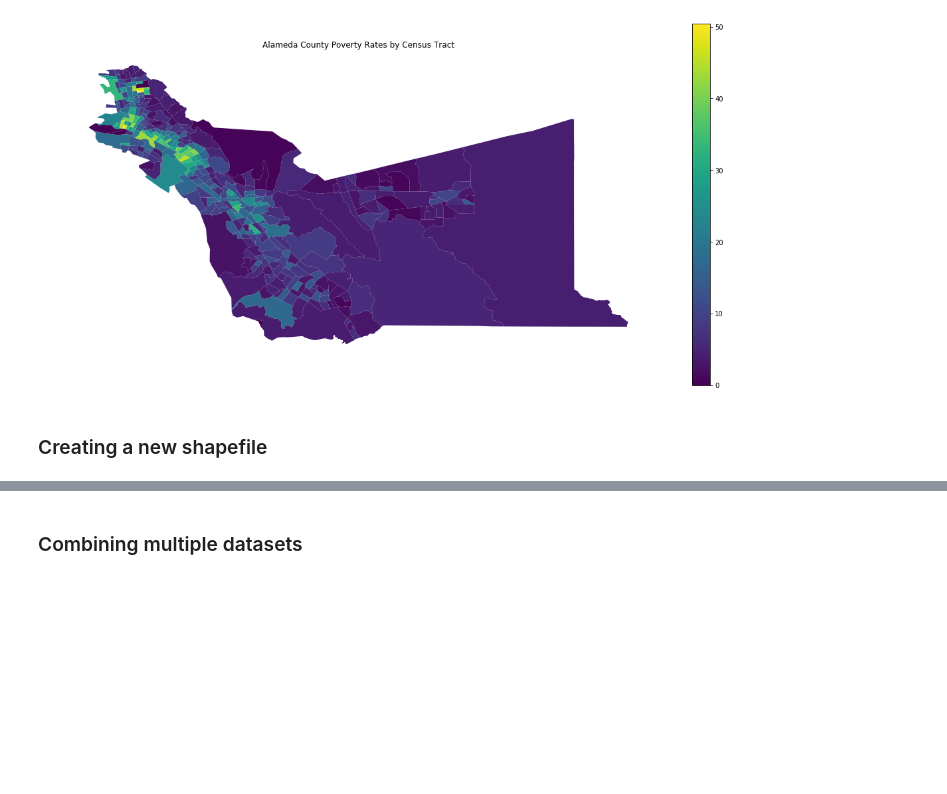
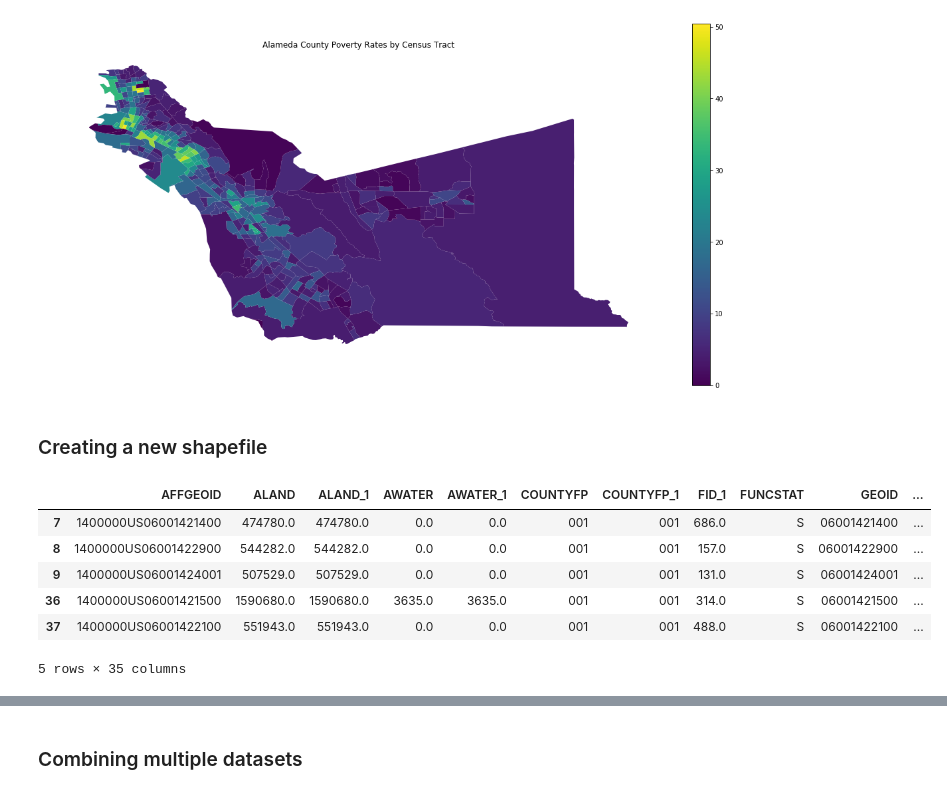
Before and after one commit to ds-modules/CP-101, a Jupyter notebook: Geopandas.ipynb, the cells around one changed output, grey strips where cells are left out. Drawn from its saved outputs; the diff is of its cells as text; code cells hidden in the pictures; blank space fills up the shorter version.

```diff
--- a/Geopandas.ipynb
+++ b/Geopandas.ipynb
@@ -89,0 +95,14 @@ plt.axis('off');
+# %%
+berkeley = gpd.GeoDataFrame()
+for row in range(len(alameda)):
+    if alameda.loc[row, 'NAME'] in berkeley_census_tracts:
+        berkeley = berkeley.append(alameda.loc[row, :])
+berkeley.head()
+# %% [output]
+|  | AFFGEOID | ALAND | ALAND_1 | AWATER | AWATER_1 | COUNTYFP | COUNTYFP_1 | FID_1 | FUNCSTAT | GEOID | ... |
+| 7 | 1400000US06001421400 | 474780.0 | 474780.0 | 0.0 | 0.0 | 001 | 001 | 686.0 | S | 06001421400 | ... |
+| 8 | 1400000US06001422900 | 544282.0 | 544282.0 | 0.0 | 0.0 | 001 | 001 | 157.0 | S | 06001422900 | ... |
+| 9 | 1400000US06001424001 | 507529.0 | 507529.0 | 0.0 | 0.0 | 001 | 001 | 131.0 | S | 06001424001 | ... |
+| 36 | 1400000US06001421500 | 1590680.0 | 1590680.0 | 3635.0 | 3635.0 | 001 | 001 | 314.0 | S | 06001421500 | ... |
+| 37 | 1400000US06001422100 | 551943.0 | 551943.0 | 0.0 | 0.0 | 001 | 001 | 488.0 | S | 06001422100 | ... |
+5 rows × 35 columns
```
Also changed, not shown: parts of 5 cells of this notebook.
